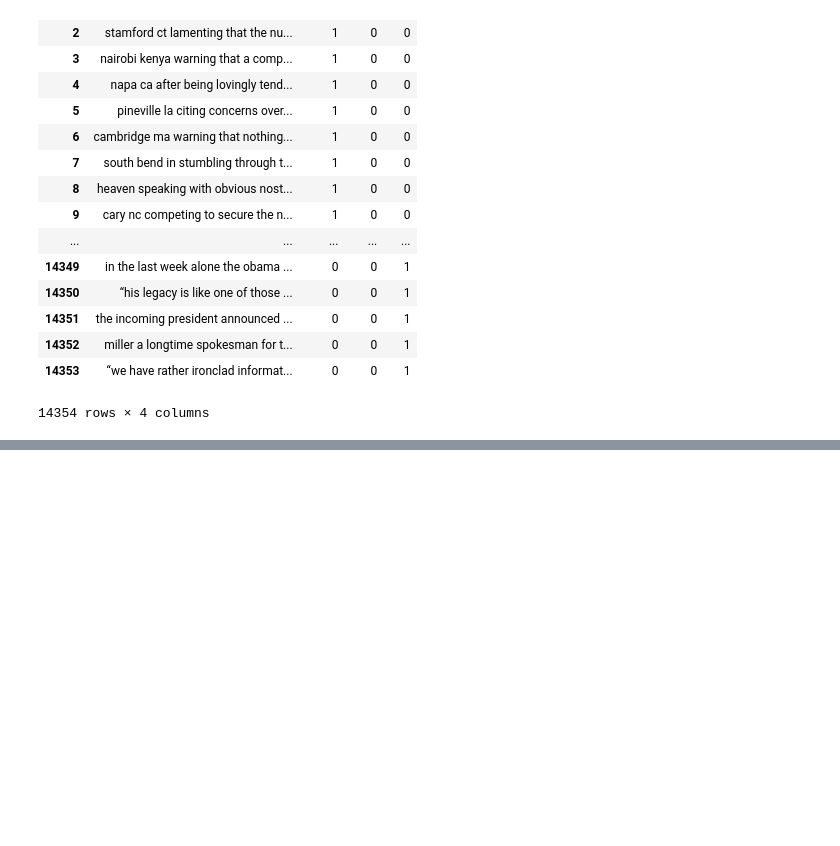
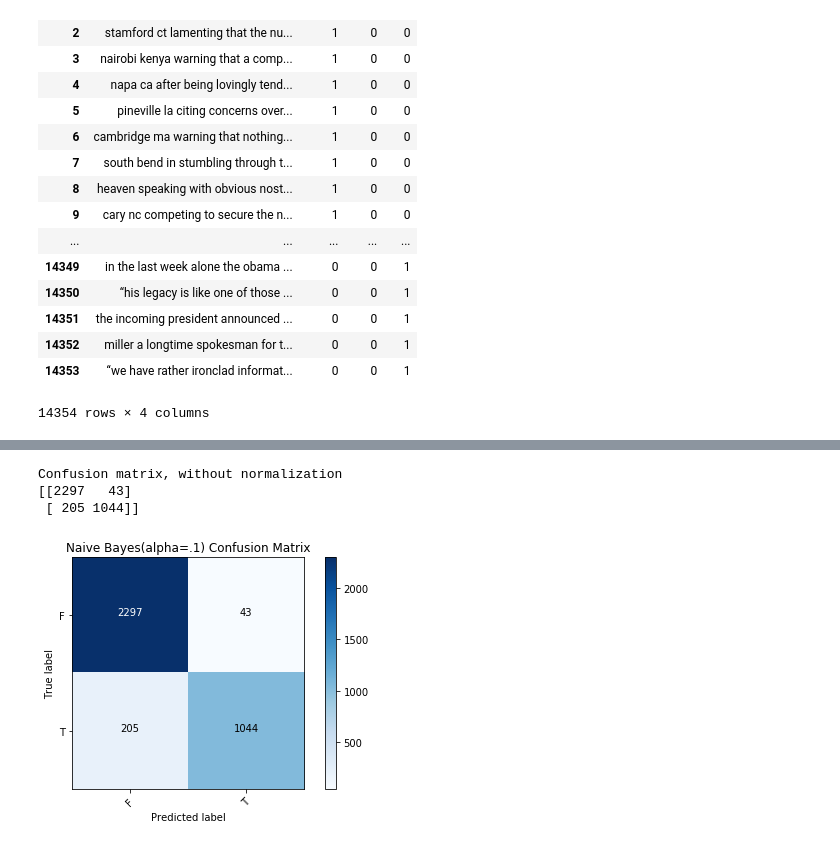
Before and after one commit to johncpolitte/News_or_Satire, a Jupyter notebook: Fresh_notebook_for_cleaning.ipynb, the cells around one changed output, grey strips where cells are left out. Drawn from its saved outputs; the diff is of its cells as text; code cells hidden in the pictures; blank space fills up the shorter version.

```diff
--- a/Fresh_notebook_for_cleaning.ipynb
+++ b/Fresh_notebook_for_cleaning.ipynb
@@ -47,0 +179,7 @@ df_final
+# %%
+plot_confusion_matrix(na_ba_con_mat,['F','T'], title='Naive Bayes(alpha=.1) Confusion Matrix')
+# %% [output]
+Confusion matrix, without normalization
+[[2297   43]
+ [ 205 1044]]
+[figure, added]
```
Also changed, not shown: parts of 13 cells of this notebook.
